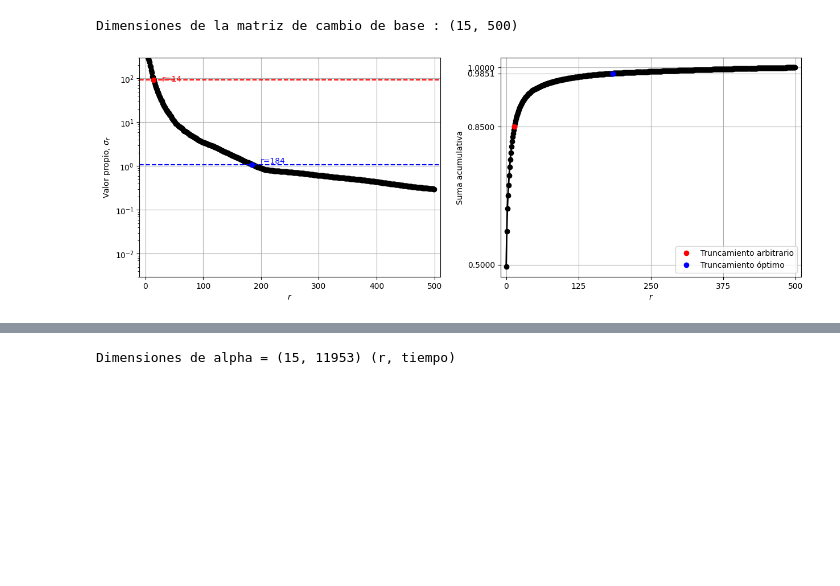
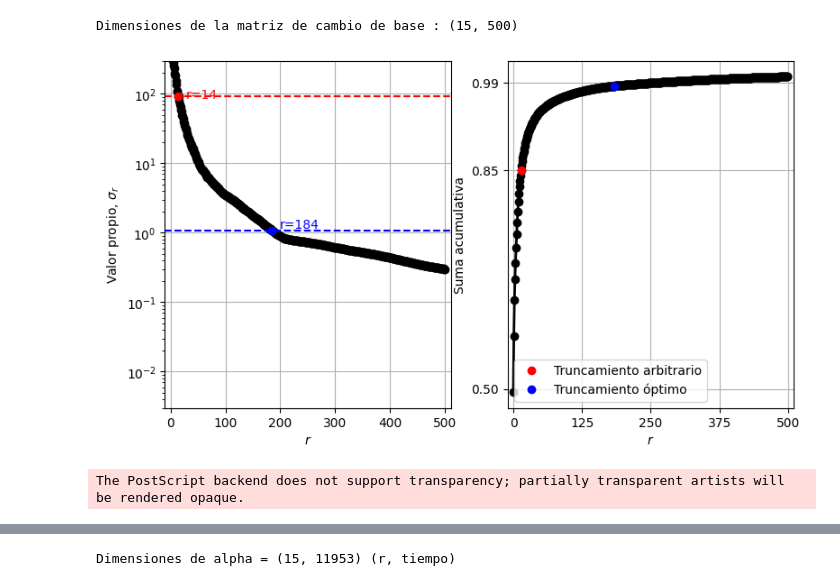
Before and after one commit to alfredorguez/CCODA, a Jupyter notebook: docs/reduccionDimension.ipynb, the cells around one changed output, grey strips where cells are left out. Cells and saved outputs as stored; diff of their text form; code cells hidden in the pictures; blank space fills up the shorter version.

```diff
--- a/docs/reduccionDimension.ipynb
+++ b/docs/reduccionDimension.ipynb
@@ -56,37 +56,38 @@ print(f"Dimensiones de la matriz de cambio de base : {Vr14.shape}")
 Dimensiones de la matriz de cambio de base : (15, 500)
 # %%
 # Rank-r truncation
-fig1,axs = plt.subplots(1,2,figsize=(15,5))
+fig1,axs = plt.subplots(1,2,figsize=(9,5))
 
 axs[0].semilogy(Sr,'-o', color='k')
 
 axs[0].plot(r, Sr[r+1], 'ro')
 axs[0].text(r+15, Sr[r]+2, f'r={r}', ha='left', va='center',color='r')
 axs[0].axhline(y=Sr[r+1], color='r', linestyle='--')
 
 axs[0].plot(roptimal, Sr[roptimal+1], 'bo')
 axs[0].text(roptimal+15, Sr[roptimal]+0.2, f'r={roptimal}', ha='left', va='center',color='b')
 axs[0].axhline(y=Sr[roptimal+1], color='b', linestyle ='--')
 
 axs[0].set_xlim((-10,X.shape[1]+10))
 axs[0].set_ylim((0.003,300))
 axs[0].set_ylabel(r'Valor propio, $\sigma_r$')
 axs[0].set_xlabel(r'$r$')
 
 axs[0].grid()
 
 axs[1].plot(cdS,'-o',color='k',linewidth=2)
 axs[1].plot(r, cdS[r], 'ro',label='Truncamiento arbitrario')
 axs[1].plot(roptimal, cdS[roptimal], 'bo',label='Truncamiento óptimo')
 axs[1].set_xticks(np.array([0, 125, 250, 375, 500]))
-axs[1].set_yticks(np.array([0.5, cdS[r], cdS[roptimal], 1]))
+axs[1].set_yticks(np.round(np.array([0.5, cdS[r], cdS[roptimal]]),2))
 axs[1].set_xlim((-10,X.shape[1]+10))
 axs[1].set_ylabel(r'Suma acumulativa')
 axs[1].set_xlabel(r'$r$')
 axs[1].legend()
 
 axs[1].grid()
 
 plt.show()
 # %% [output]
-[figure, old version]
+[figure, new version]
+The PostScript backend does not support transparency; partially transparent artists will be rendered opaque.
```
Also changed, not shown: parts of 2 cells of this notebook, 4 other files.
